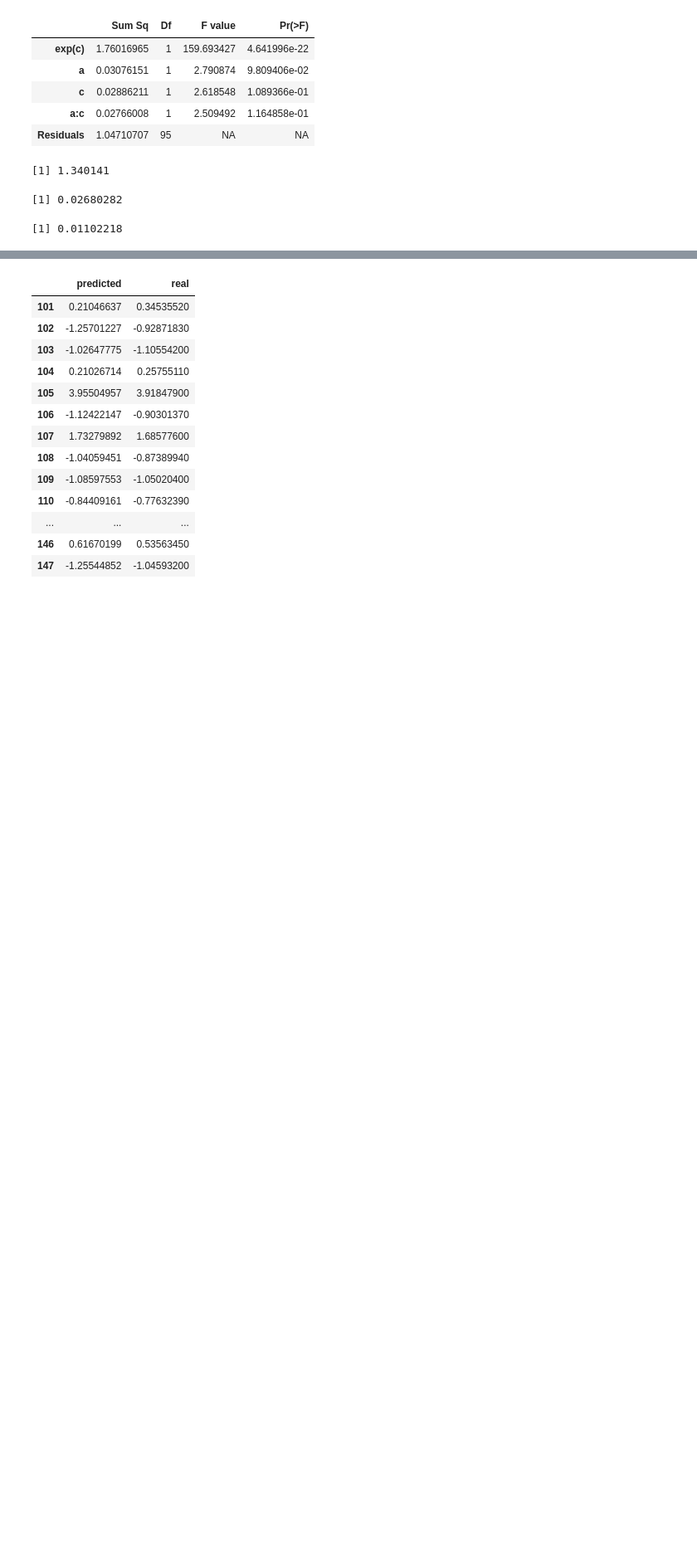
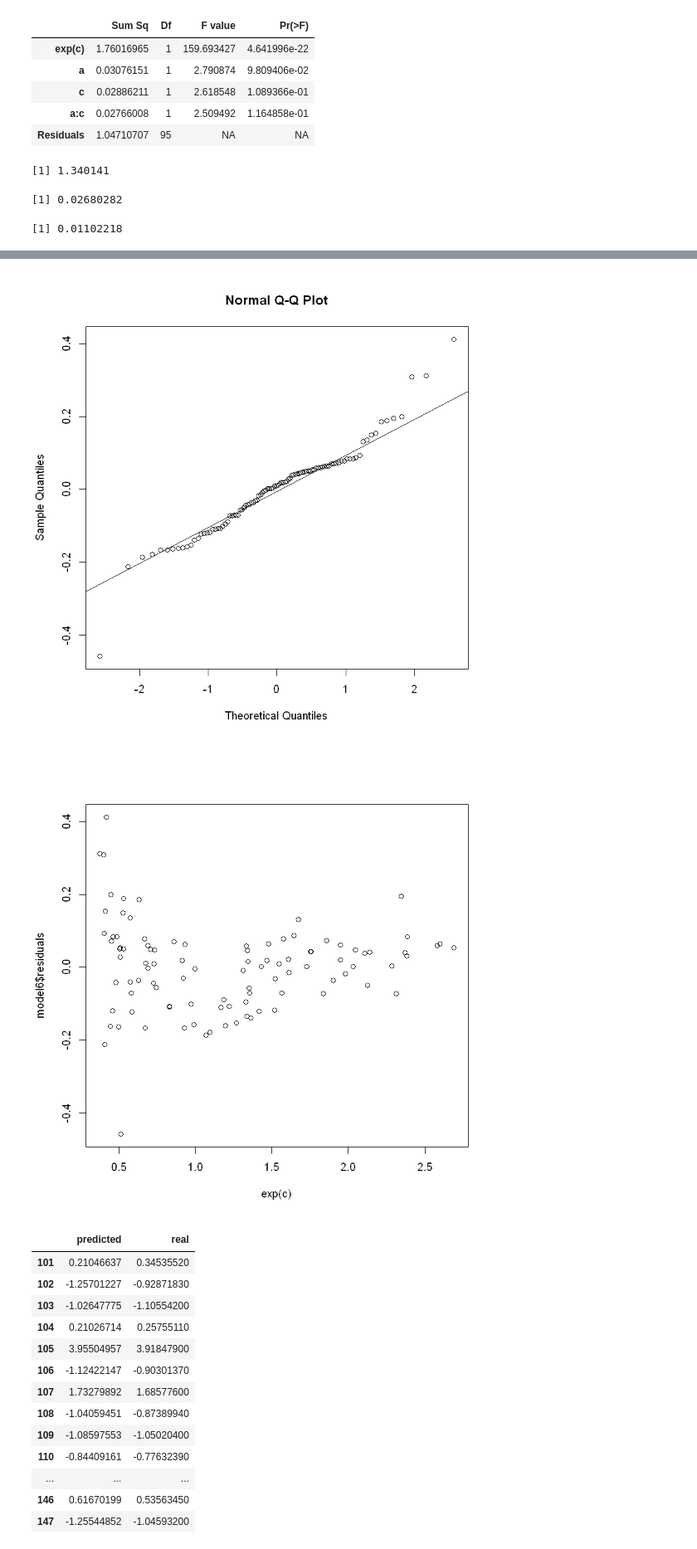
Before and after one commit to parthsdoshi/STAT-512-Final-Project, a Jupyter notebook: Q1/Q1.ipynb, the cells around one changed output, grey strips where cells are left out. Shown at 83% size. Drawn from its saved outputs; the diff is of its cells as text; code cells hidden in the pictures; blank space fills up the shorter version.

```diff
--- a/Q1/Q1.ipynb
+++ b/Q1/Q1.ipynb
@@ -268,0 +318,4 @@ anova(model4)["Mean Sq"][5,1]
+# %%
+model6 = lm(shifted_response^0.6 ~ exp(c), data=train)
+anova(model6)
+Anova(model6)
@@ -269,3 +343,10 @@ anova(model4)["Mean Sq"][5,1]
+# %%
+qqnorm(model6$residuals)
+qqline(model6$residuals)
+plot(model6$residuals ~ exp(c), data=train)
+# %% [output]
+[figure, added]
+[figure, added]
 # %%
 data.frame("predicted"=predict_test_model4, "real"=test_y$response)
 # %% [output]
```
Also changed, not shown: parts of 11 cells of this notebook, 2 other files.
